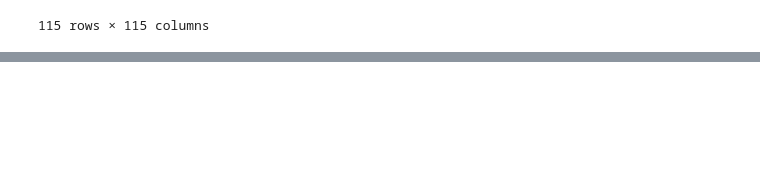
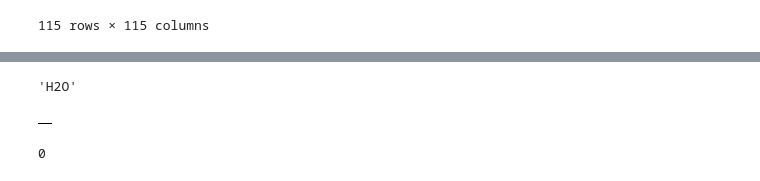
Before and after one commit to tuturax/BadAss, a Jupyter notebook: test_class.ipynb, the cells around one changed output, grey strips where cells are left out. Saved outputs shown, nothing was run; the diff lists cells and outputs as text; code cells hidden in the pictures; blank space fills up the shorter version.

```diff
--- a/test_class.ipynb
+++ b/test_class.ipynb
@@ -647,0 +600,17 @@ momo.R
+# %%
+a = momo.MI()
+
+a.columns[58]
+# %% [output]
+'H2O'
+# %%
+momo.elasticity.s.df
+momo.elasticity.s.half_satured()
+momo.elasticity.s.df
+# %% [output]
+|  |
+# %%
+a = pd.DataFrame()
+a.columns.shape[0]
+# %% [output]
+0
```
Also changed, not shown: parts of 10 cells of this notebook, 5 other files.
